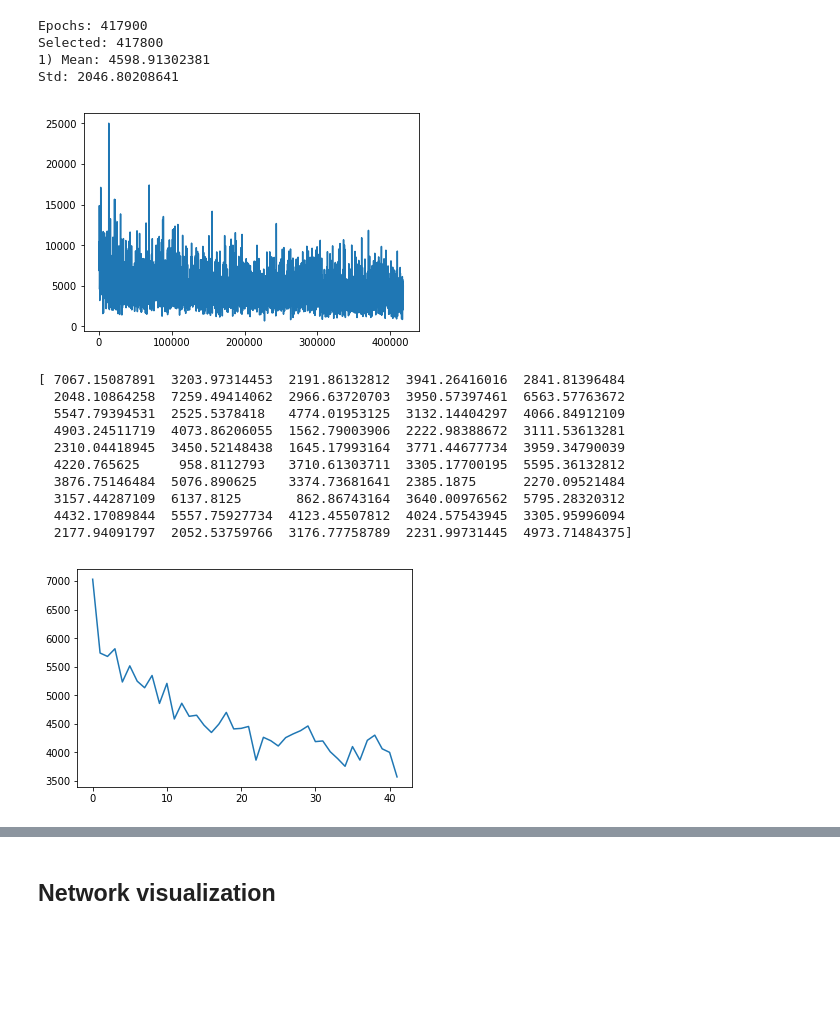
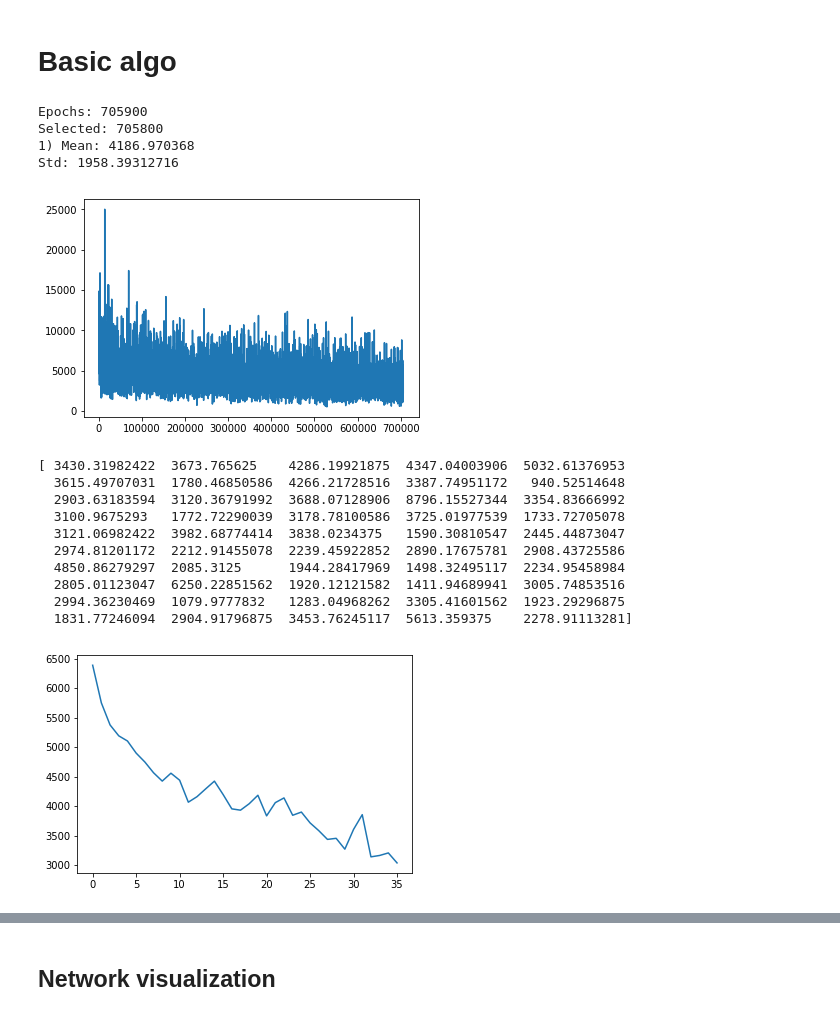
Before and after one commit to valsdav/qQuarto, a Jupyter notebook: Visualize Train.ipynb, the cells around one changed output, grey strips where cells are left out. Cells and saved outputs as stored; diff of their text form; code cells hidden in the pictures; blank space fills up the shorter version.

```diff
--- a/Visualize Train.ipynb
+++ b/Visualize Train.ipynb
@@ -5,43 +5,45 @@ import requests
 from threading import Timer
 #from Quarto import *
 #from keras_sequential_ascii import sequential_model_to_ascii_printout
+# %% [markdown]
+# Basic algo
 # %%
 r = requests.get('http://srv.lucatoma.eu/valsdav/output/losses.txt')
 # %%
 i = 100
 data = np.array([float(x) for x in r.text.split("\n")[500:]])
 print("Epochs: {}".format(len(data)*100))
 print("Selected: {}".format((len(data)*100 - i)))
 data1 = data[int(i*0.01)-1:]
 index = list(range(i, (len(data)+1)*100,100))
 plt.plot(index, data1)
 print("1) Mean:",np.mean(data1))
 print("Std:",np.std(data1))
 
 plt.show()
 print(data1[-50:])
 
-interval = 100
+interval = 200
 m = []
 for i in range(0, len(data1), interval):
     m.append(np.mean(data1[i:i+interval]))
 
 plt.plot(range(len(m)),m)
 plt.show()
 # %% [output]
-Epochs: 417900
-Selected: 417800
-1) Mean: 4598.91302381
-Std: 2046.80208641
+Epochs: 705900
+Selected: 705800
+1) Mean: 4186.970368
+Std: 1958.39312716
-[figure, old version]
+[figure, new version]
-[ 7067.15087891  3203.97314453  2191.86132812  3941.26416016  2841.81396484
-  2048.10864258  7259.49414062  2966.63720703  3950.57397461  6563.57763672
-  5547.79394531  2525.5378418   4774.01953125  3132.14404297  4066.84912109
-  4903.24511719  4073.86206055  1562.79003906  2222.98388672  3111.53613281
-  2310.04418945  3450.52148438  1645.17993164  3771.44677734  3959.34790039
-  4220.765625     958.8112793   3710.61303711  3305.17700195  5595.36132812
-  3876.75146484  5076.890625    3374.73681641  2385.1875      2270.09521484
-  3157.44287109  6137.8125       862.86743164  3640.00976562  5795.28320312
-  4432.17089844  5557.75927734  4123.45507812  4024.57543945  3305.95996094
-  2177.94091797  2052.53759766  3176.77758789  2231.99731445  4973.71484375]
+[ 3430.31982422  3673.765625    4286.19921875  4347.04003906  5032.61376953
+  3615.49707031  1780.46850586  4266.21728516  3387.74951172   940.52514648
+  2903.63183594  3120.36791992  3688.07128906  8796.15527344  3354.83666992
+  3100.9675293   1772.72290039  3178.78100586  3725.01977539  1733.72705078
+  3121.06982422  3982.68774414  3838.0234375   1590.30810547  2445.44873047
+  2974.81201172  2212.91455078  2239.45922852  2890.17675781  2908.43725586
+  4850.86279297  2085.3125      1944.28417969  1498.32495117  2234.95458984
+  2805.01123047  6250.22851562  1920.12121582  1411.94689941  3005.74853516
+  2994.36230469  1079.9777832   1283.04968262  3305.41601562  1923.29296875
+  1831.77246094  2904.91796875  3453.76245117  5613.359375    2278.91113281]
-[figure, old version]
+[figure, new version]
```
Also changed, not shown: parts of 18 cells of this notebook, 3 other files.
